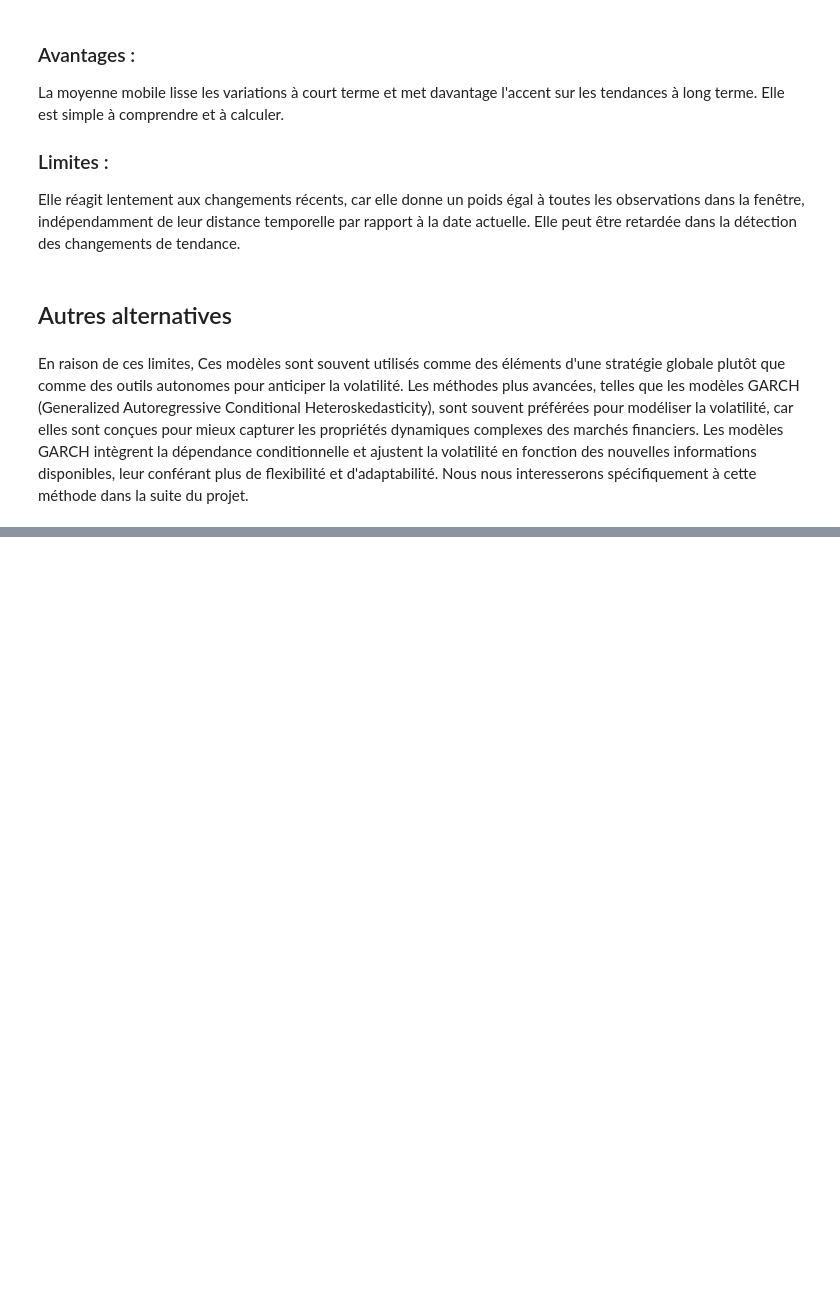
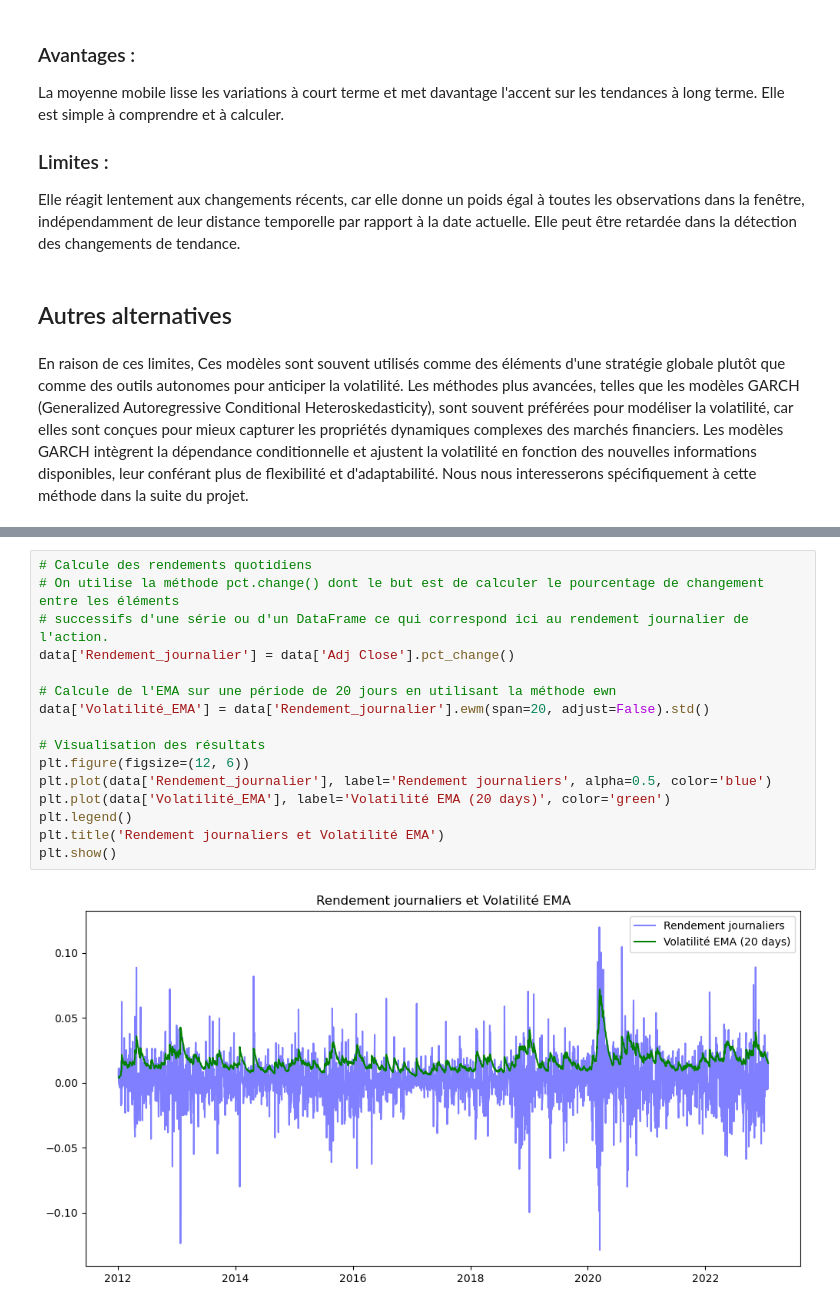
Before and after one commit to RyanSAMAMA/Ensae_projetMDR, a Jupyter notebook: Darrenbrouillon.ipynb, the cells around one changed output, grey strips where cells are left out. Saved outputs shown, nothing was run; the diff lists cells and outputs as text; blank space fills up the shorter version.

Commit message:
Volatilité EMA

```diff
--- a/Darrenbrouillon.ipynb
+++ b/Darrenbrouillon.ipynb
@@ -180,0 +209,18 @@ En raison de ces limites, Ces modèles sont souvent utilisés comme des élémen
+# %%
+# Calcule des rendements quotidiens
+# On utilise la méthode pct.change() dont le but est de calculer le pourcentage de changement entre les éléments
+# successifs d'une série ou d'un DataFrame ce qui correspond ici au rendement journalier de l'action.
+data['Rendement_journalier'] = data['Adj Close'].pct_change()
+
+# Calcule de l'EMA sur une période de 20 jours en utilisant la méthode ewn
+data['Volatilité_EMA'] = data['Rendement_journalier'].ewm(span=20, adjust=False).std()
+
+# Visualisation des résultats
+plt.figure(figsize=(12, 6))
+plt.plot(data['Rendement_journalier'], label='Rendement journaliers', alpha=0.5, color='blue')
+plt.plot(data['Volatilité_EMA'], label='Volatilité EMA (20 days)', color='green')
+plt.legend()
+plt.title('Rendement journaliers et Volatilité EMA')
+plt.show()
+# %% [output]
+[figure, added]
```
Also changed, not shown: parts of 16 cells of this notebook.
